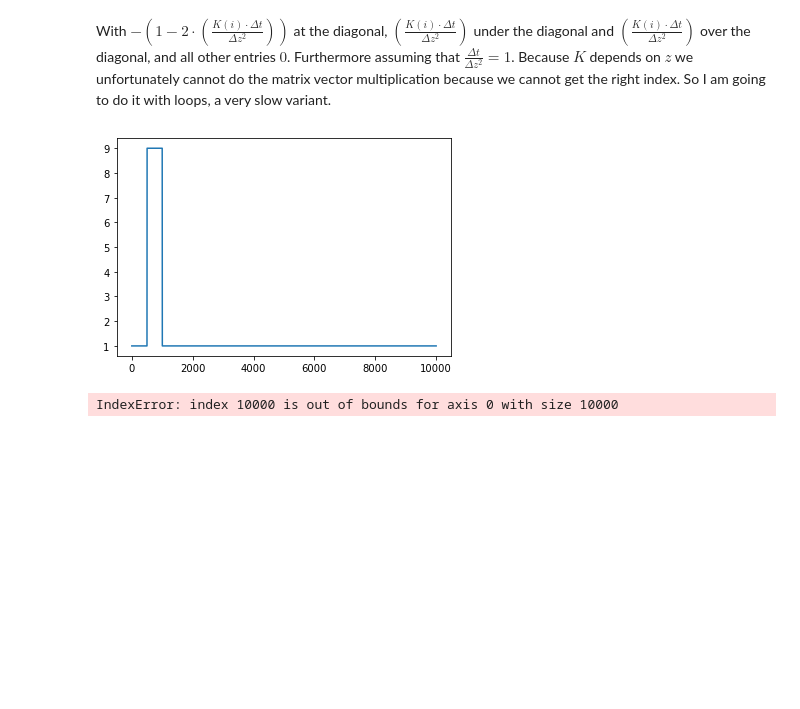
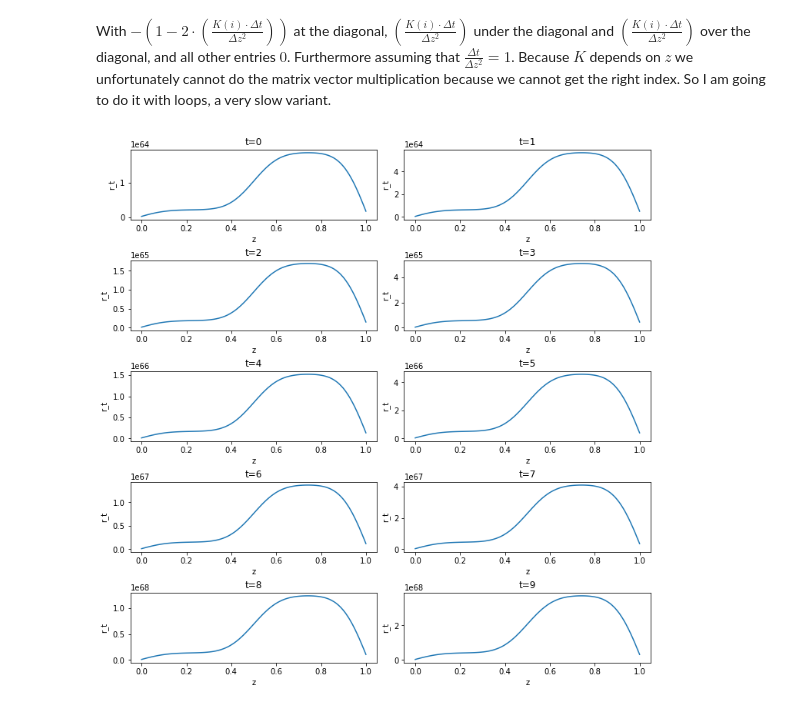
Before and after one commit to svbergmann/Mathematical-modeling-of-the-atmosphere, a Jupyter notebook: exercises/ex0.ipynb, the cells around one changed output. Drawn from its saved outputs; the diff is of its cells as text; code cells hidden in the pictures; blank space fills up the shorter version.

Commit message:
Added plots

```diff
--- a/exercises/ex0.ipynb
+++ b/exercises/ex0.ipynb
@@ -63,9 +63,12 @@ We will have a vector $\overline{r_t}$ which represents the searched values.
 # %%
 import numpy as np
 
-n = 10000
+n = 100
 # Create vector with n values which are equally spaced between 0 and 10.
-r_t = np.linspace(0, 10, n)
+r_t = np.linspace(0, 1, n)
+
+# Create a height vector with the same dimension, too.
+height = np.copy(r_t)
 
 # Set up the boundary condition.
 for i in range(0, len(r_t)):
@@ -114,25 +117,34 @@ With $- (1 - 2\cdot (\frac{K(i)\cdot\Delta t}{\Delta z^2}))$ at the diagonal, $(
 Furthermore assuming that $\frac{\Delta t}{\Delta z^2}=1$.
 Because $K$ depends on $z$ we unfortunately cannot do the matrix vector multiplication because we cannot get the right index. So I am going to do it with loops, a very slow variant.
 # %%
-def forward_euler(r):
+def forward_euler(r, z):
     # Create a new target vector r_t1
     r_t1 = np.zeros(n)
 
-    for index in range(0, len(r)):
-        k_of_index = k(index)
-        first = k_of_index * r[index + 1] if index + 1 <= len(r) else 0
-        second = -(1 - 2 * k_of_index) * r[index]
-        third = k_of_index * r[index - 1] if index < 1 >= 0 else 0
+    for index in range(len(r)):
+        k_of_z = k(z[i])
+        if index + 1 < len(r):
+            first = k_of_z * r[index + 1]
+        else:
+            first = 0
+        second = -(1 - 2 * k_of_z) * r[index]
+        if index - 1 >= 0:
+            third = k_of_z * r[index - 1]
+        else:
+            third = 0
         r_t1[index] = first + second + third
 
     return r_t1
 # %%
 import matplotlib.pyplot as plt
 
-for i in range(0,10):
-    plt.plot(r_t)
-    plt.show()
-    r_t = np.copy(forward_euler(r_t))
+fig, axs = plt.subplots(nrows=5, ncols=2, figsize=(10, 10), constrained_layout=True)
+for i in range(10):
+    ax = axs[i // 2, i % 2]
+    ax.plot(height, r_t)
+    ax.set(xlabel='z', ylabel='r_t', title=f"t={i}")
+    r_t = np.copy(forward_euler(r_t, height))
+
+plt.show()
 # %% [output]
-[figure, old version]
+[figure, new version]
-IndexError: index 10000 is out of bounds for axis 0 with size 10000
```
